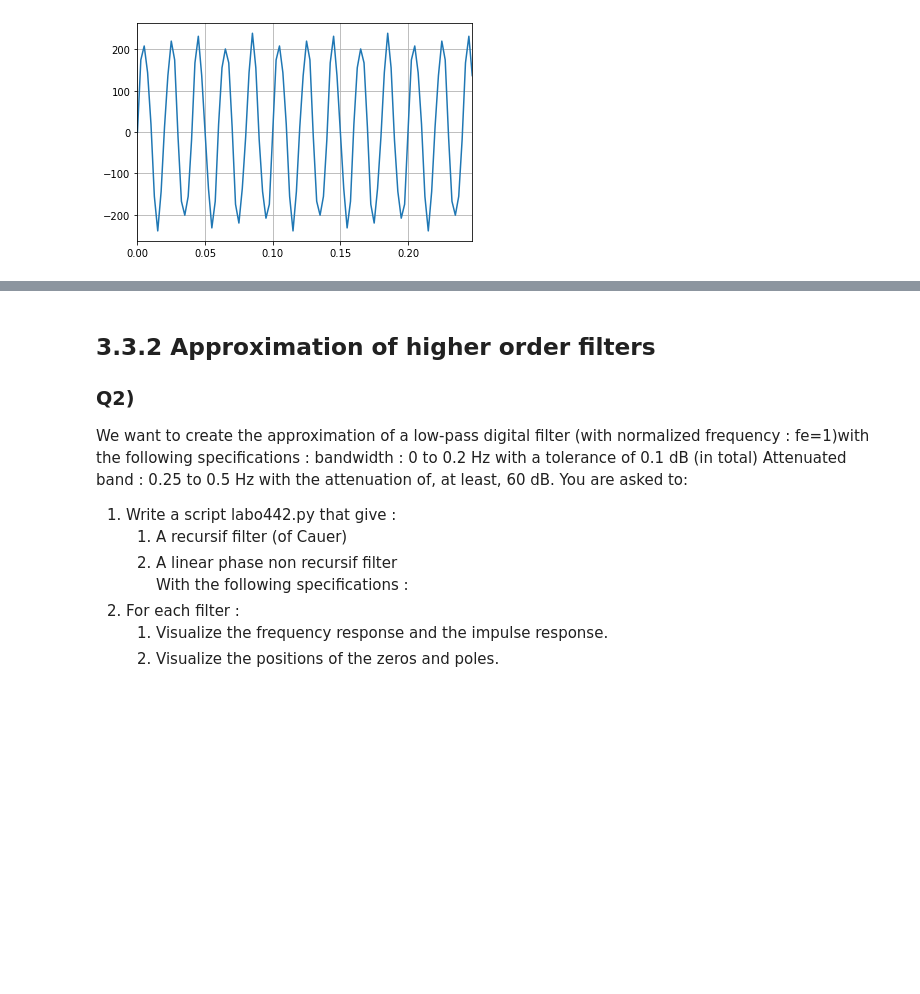
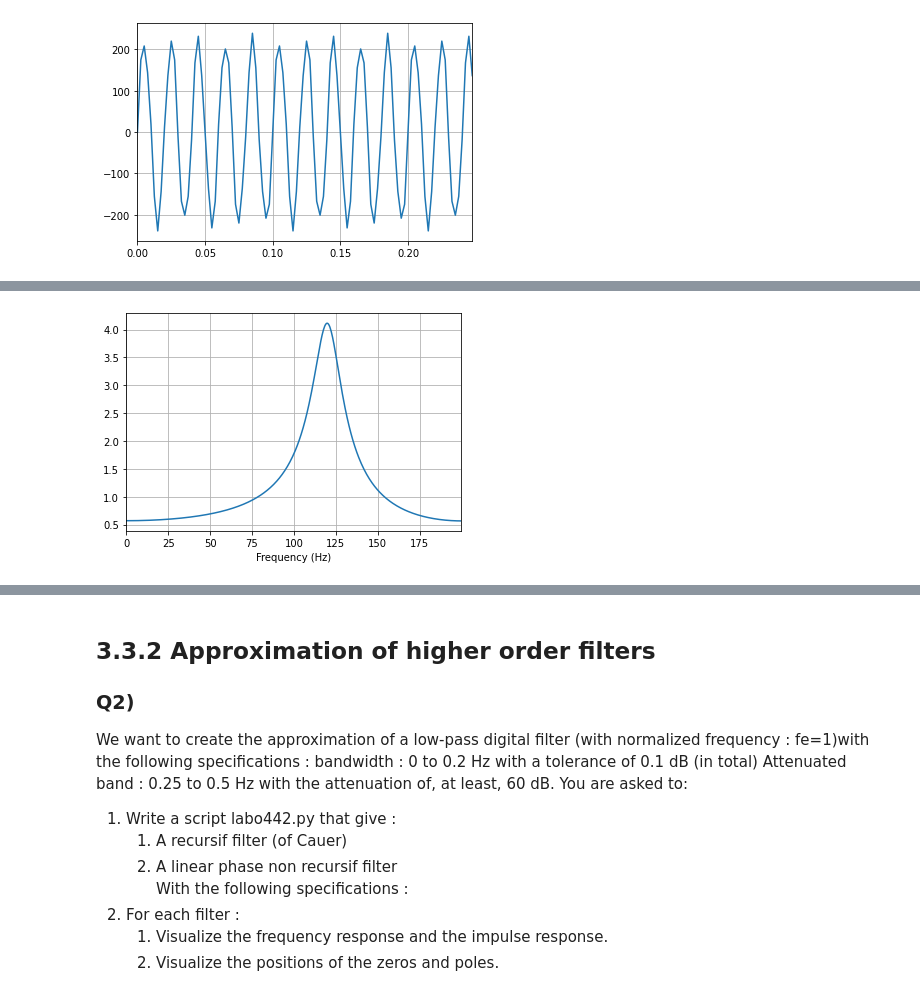
Before and after one commit to lionelGoffaux/tp_signal, a Jupyter notebook: lab3.ipynb, the cells around one changed output, grey strips where cells are left out. Cells and saved outputs as stored; diff of their text form; code cells hidden in the pictures; blank space fills up the shorter version.

```diff
--- a/lab3.ipynb
+++ b/lab3.ipynb
@@ -70,0 +82,14 @@ plt.plot(x, sin_pb)
+# %%
+rho = 0.87
+b = np.array([1 , -np.cos(theta)])
+a = [1 , -2*rho*np.cos(theta), rho**2]
+
+w, h = sgl.freqz(b, a)
+h = abs(h)
+
+plt.plot(w/(2*np.pi)*fe, abs(h))
+plt.margins(x=0)
+plt.xlabel('Frequency (Hz)')
+plt.grid()
+# %% [output]
+[figure, added]
```
Also changed, not shown: parts of 18 cells of this notebook, 1 other file.
